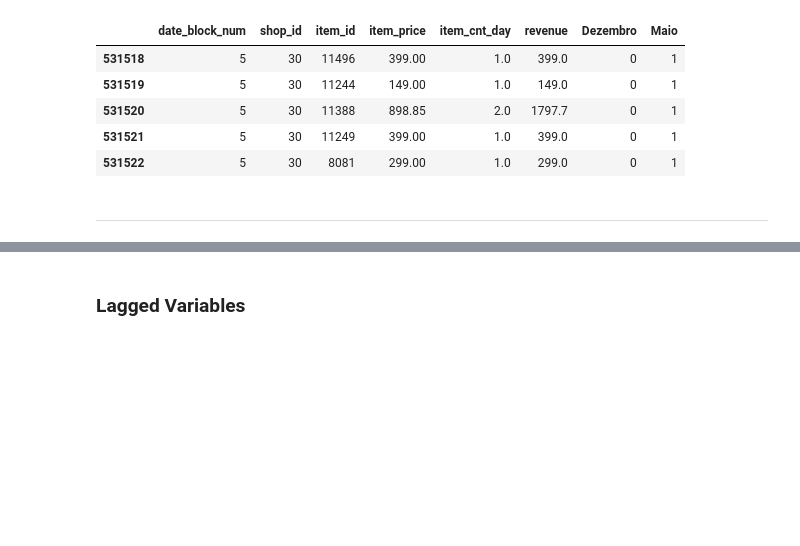
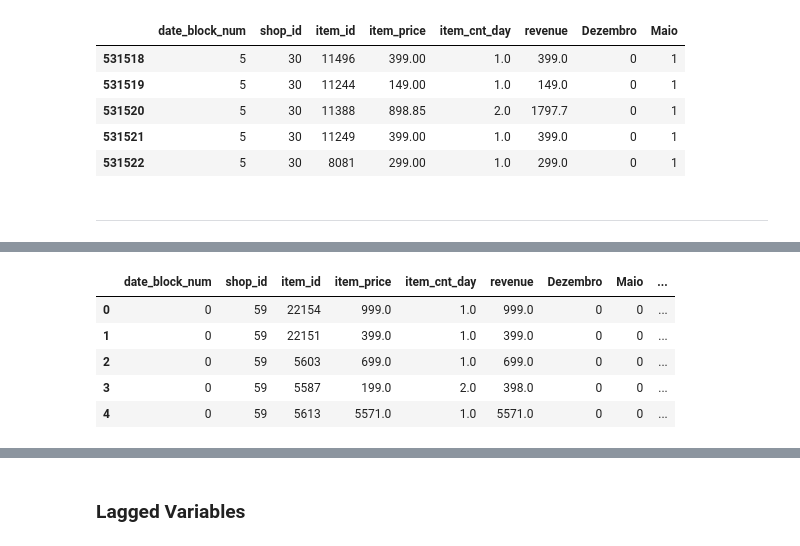
Before and after one commit to RGivisiez/Adv_ML, a Jupyter notebook: 2. Criando as features.ipynb, the cells around one changed output, grey strips where cells are left out. Saved outputs shown, nothing was run; the diff lists cells and outputs as text; code cells hidden in the pictures; blank space fills up the shorter version.

```diff
--- a/2. Criando as features.ipynb
+++ b/2. Criando as features.ipynb
@@ -211,0 +227,17 @@ train[train.date_block_num == 5].head()
+# %%
+col = ['date_block_num', 'item_price', 'item_cnt_day', 'revenue', 'shop_id']
+group_index = ['date_block_num', 'shop_id']
+# %%
+aux = train[col].groupby(group_index).mean().reset_index()
+aux.rename(columns={'item_cnt_day':'item_cnt-(mean_shop)',
+                    'revenue':'revenue-(mean_shop)', 'item_price':'item_price-(mean_shop)'}, inplace=True)
+train = pd.merge(train, aux, on=group_index, how='inner')
+
+train.head()
+# %% [output]
+|  | date_block_num | shop_id | item_id | item_price | item_cnt_day | revenue | Dezembro | Maio | ... |
+| 0 | 0 | 59 | 22154 | 999.0 | 1.0 | 999.0 | 0 | 0 | ... |
+| 1 | 0 | 59 | 22151 | 399.0 | 1.0 | 399.0 | 0 | 0 | ... |
+| 2 | 0 | 59 | 5603 | 699.0 | 1.0 | 699.0 | 0 | 0 | ... |
+| 3 | 0 | 59 | 5587 | 199.0 | 2.0 | 398.0 | 0 | 0 | ... |
+| 4 | 0 | 59 | 5613 | 5571.0 | 1.0 | 5571.0 | 0 | 0 | ... |
```
Also changed, not shown: parts of 41 cells of this notebook.
